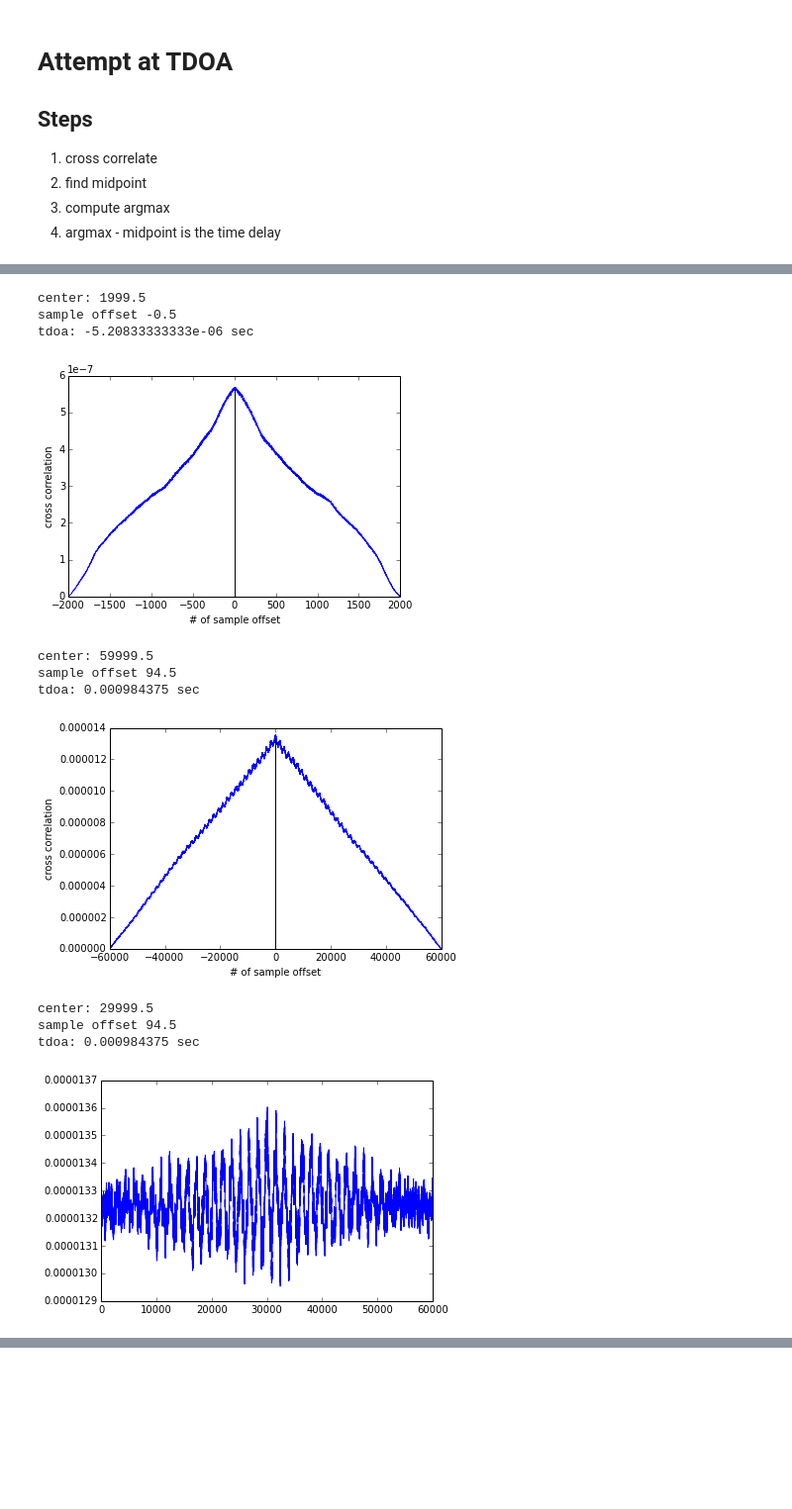
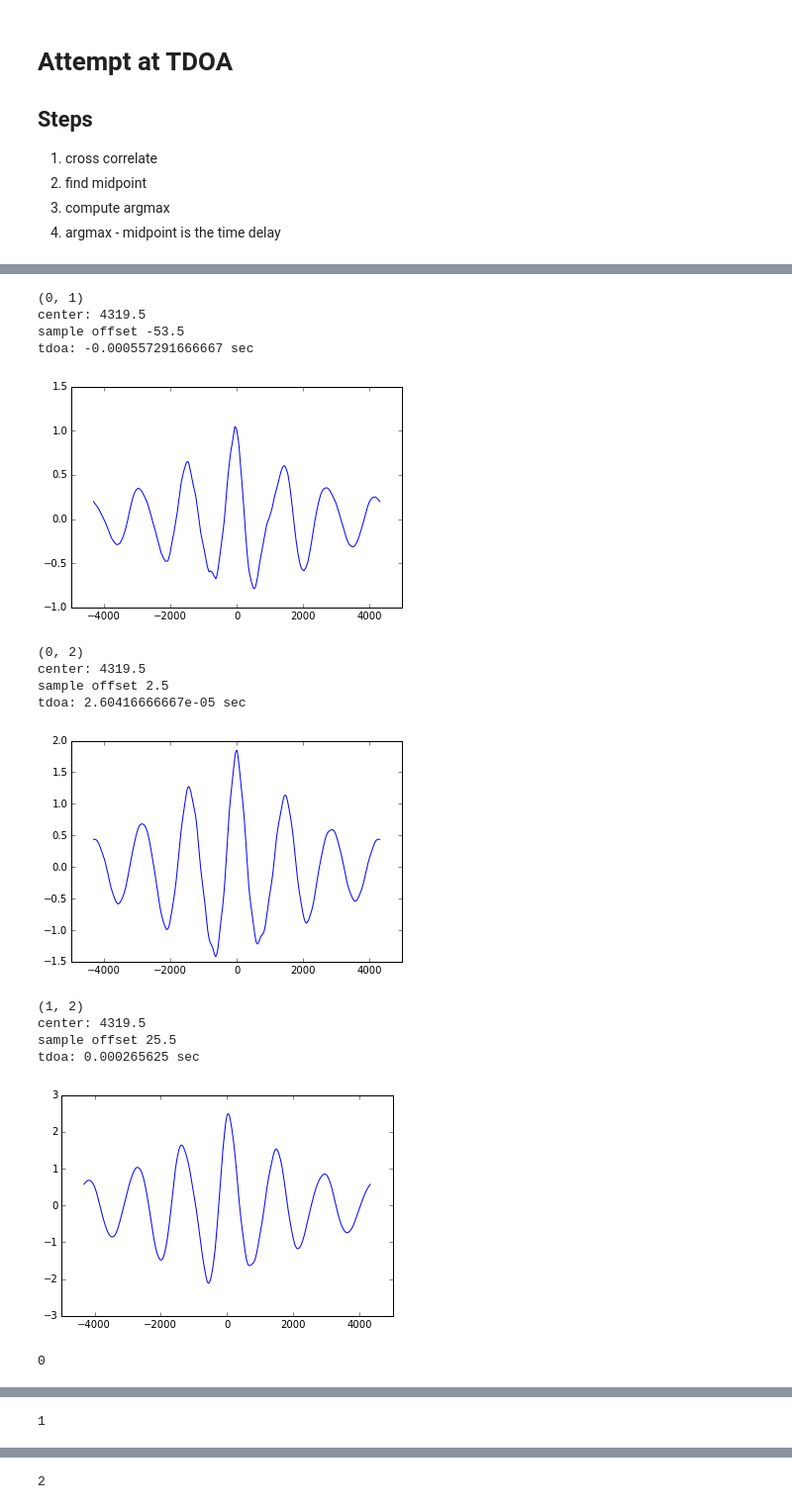
Before and after one commit to mvcisback/damped_waveguide, a Jupyter notebook: tdoa.ipynb, the cells around one changed output, grey strips where cells are left out. Shown: that part at 99% size. Cells and saved outputs as stored; diff of their text form; code cells hidden in the pictures; blank space fills up the shorter version.

```diff
--- a/tdoa.ipynb
+++ b/tdoa.ipynb
@@ -52,20 +82,3 @@ plt.show()
 2. find midpoint
 3. compute argmax
 4. argmax - midpoint is the time delay
-# %%
-def tdoa(end):
-    correlated = correlate(captured[0,START:end], captured[1,START:end], mode='full')
-    center = len(correlated)/2
-    max_index = argmax(correlated)
-    offset = max_index - center
-
-    print("center: {}".format(center))
-    print("sample offset {}".format(offset))
-    print("tdoa: {} sec".format(offset/SAMPLE_RATE))
-
-    plt.plot(arange(-center, center), correlated)
-    plt.xlabel("# of sample offset")
-    plt.ylabel("cross correlation")
-    plt.vlines(offset, 0, correlated[max_index])
-    plt.axhline(0)
-    plt.show()
@@ -79,41 +85,21 @@ tdoa: 5.20833333333e-06 sec
-# %%
-tdoa(START+2000)
-# %% [output]
-center: 1999.5
-sample offset -0.5
-tdoa: -5.20833333333e-06 sec
-[figure, removed]
-# %%
-tdoa(START+60000)
-# %% [output]
-center: 59999.5
-sample offset 94.5
-tdoa: 0.000984375 sec
-[figure, removed]
 # %%
 from numpy import concatenate
 
 
-def tdoa2(start, end):
-    x0 = captured[0,START:START+60000]
-    x1 = captured[1, START:START+60000]
+def tdoa(start, end, i, j):
+    x0 = captured[i, start:start+end]
+    x1 = captured[j, start:start+end]
     y = real(ifft(fft(x0)*conjugate(fft(x1))))
     right = y[0:len(y)/2]
     left = y[len(y)/2:-1]
     correlated = concatenate([left, right])
-    plt.plot(correlated)
 
     center = len(correlated)/2
     max_index = argmax(correlated)
     offset = max_index - center
 
+    plt.plot(arange(-center, center), correlated)
+
     print("center: {}".format(center))
     print("sample offset {}".format(offset))
     print("tdoa: {} sec".format(offset/SAMPLE_RATE))
-# %%
-tdoa2(0, -1)
-# %% [output]
-center: 29999.5
-sample offset 94.5
-tdoa: 0.000984375 sec
-[figure, removed]
@@ -119,0 +108,28 @@ tdoa: 0.000984375 sec
+# %%
+for (i, j) in combinations((0, 1, 2), 2):
+    print(i, j)
+    tdoa(START, OFFSET, i, j)
+    plt.show()
+
+for i in (0,1,2):
+    print(i)
+    plt.magnitude_spectrum(captured[i, START:START+OFFSET], Fs=1/SAMPLE_RATE)
+    plt.xlim(0, 1e-7)
+    plt.show()
+# %% [output]
+(0, 1)
+center: 4319.5
+sample offset -53.5
+tdoa: -0.000557291666667 sec
+[figure, added]
+(0, 2)
+center: 4319.5
+sample offset 2.5
+tdoa: 2.60416666667e-05 sec
+[figure, added]
+(1, 2)
+center: 4319.5
+sample offset 25.5
+tdoa: 0.000265625 sec
+[figure, added]
+0
@@ -119,0 +137 @@ tdoa: 0.000984375 sec
+1
@@ -119,0 +139 @@ tdoa: 0.000984375 sec
+2
```
Also changed, not shown: parts of 12 cells of this notebook, 5 other files.
